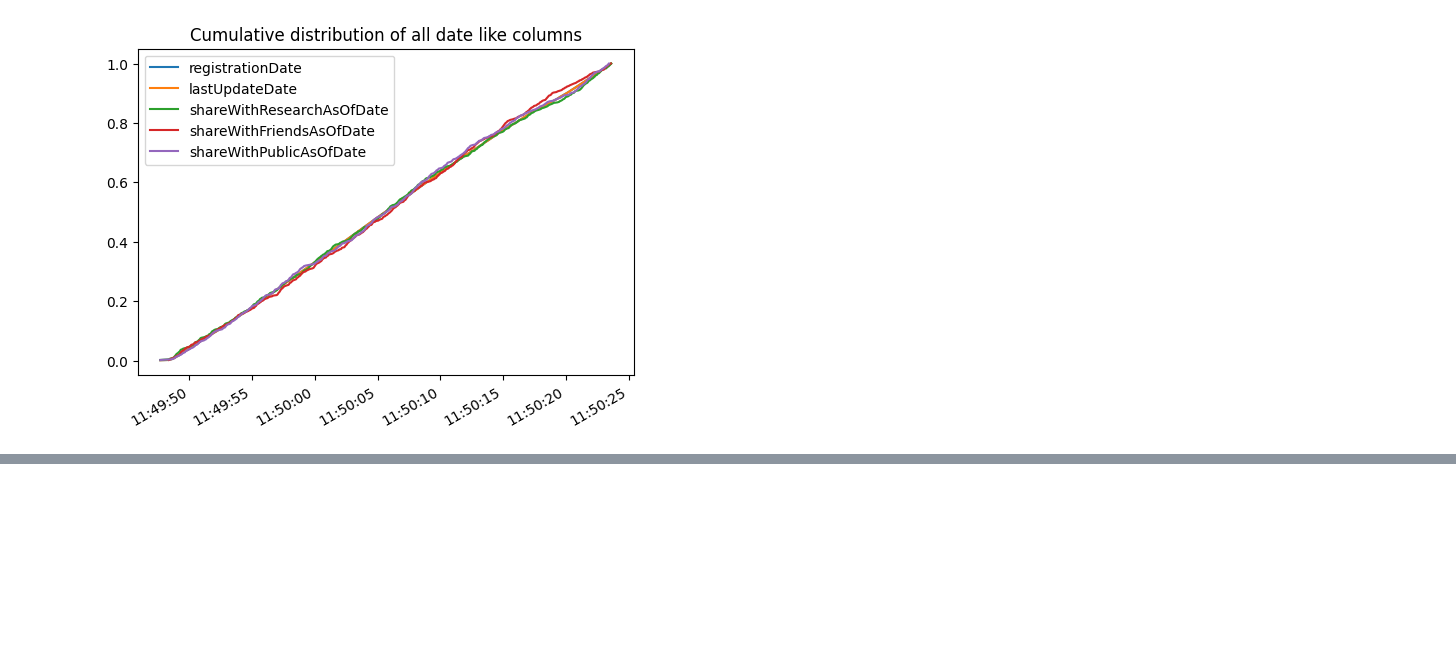
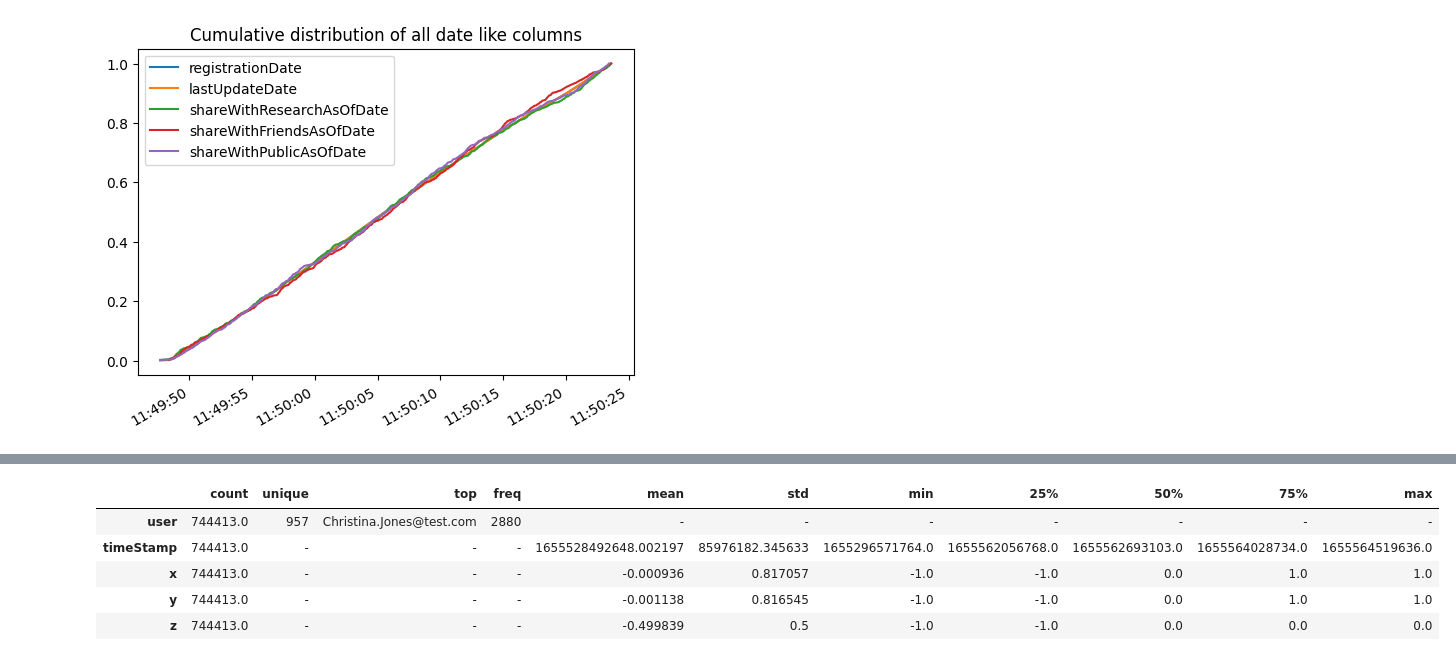
Before and after one commit to DecisioNaut/sparkling_lakes, a Jupyter notebook: cross_check.ipynb, the cells around one changed output, grey strips where cells are left out. Cells and saved outputs as stored; diff of their text form; code cells hidden in the pictures; blank space fills up the shorter version.

```diff
--- a/cross_check.ipynb
+++ b/cross_check.ipynb
@@ -349,0 +306,10 @@ KeyboardInterrupt:
+# %%
+# Describe the data
+accelerometer_landing_df.describe(include="all", datetime_is_numeric=True).T.fillna("-")
+# %% [output]
+|  | count | unique | top | freq | mean | std | min | 25% | 50% | 75% | max |
+| user | 744413.0 | 957 | Christina.Jones@test.com | 2880 | - | - | - | - | - | - | - |
+| timeStamp | 744413.0 | - | - | - | 1655528492648.002197 | 85976182.345633 | 1655296571764.0 | 1655562056768.0 | 1655562693103.0 | 1655564028734.0 | 1655564519636.0 |
+| x | 744413.0 | - | - | - | -0.000936 | 0.817057 | -1.0 | -1.0 | 0.0 | 1.0 | 1.0 |
+| y | 744413.0 | - | - | - | -0.001138 | 0.816545 | -1.0 | -1.0 | 0.0 | 1.0 | 1.0 |
+| z | 744413.0 | - | - | - | -0.499839 | 0.5 | -1.0 | -1.0 | 0.0 | 0.0 | 0.0 |
```
Also changed, not shown: parts of 18 cells of this notebook.
